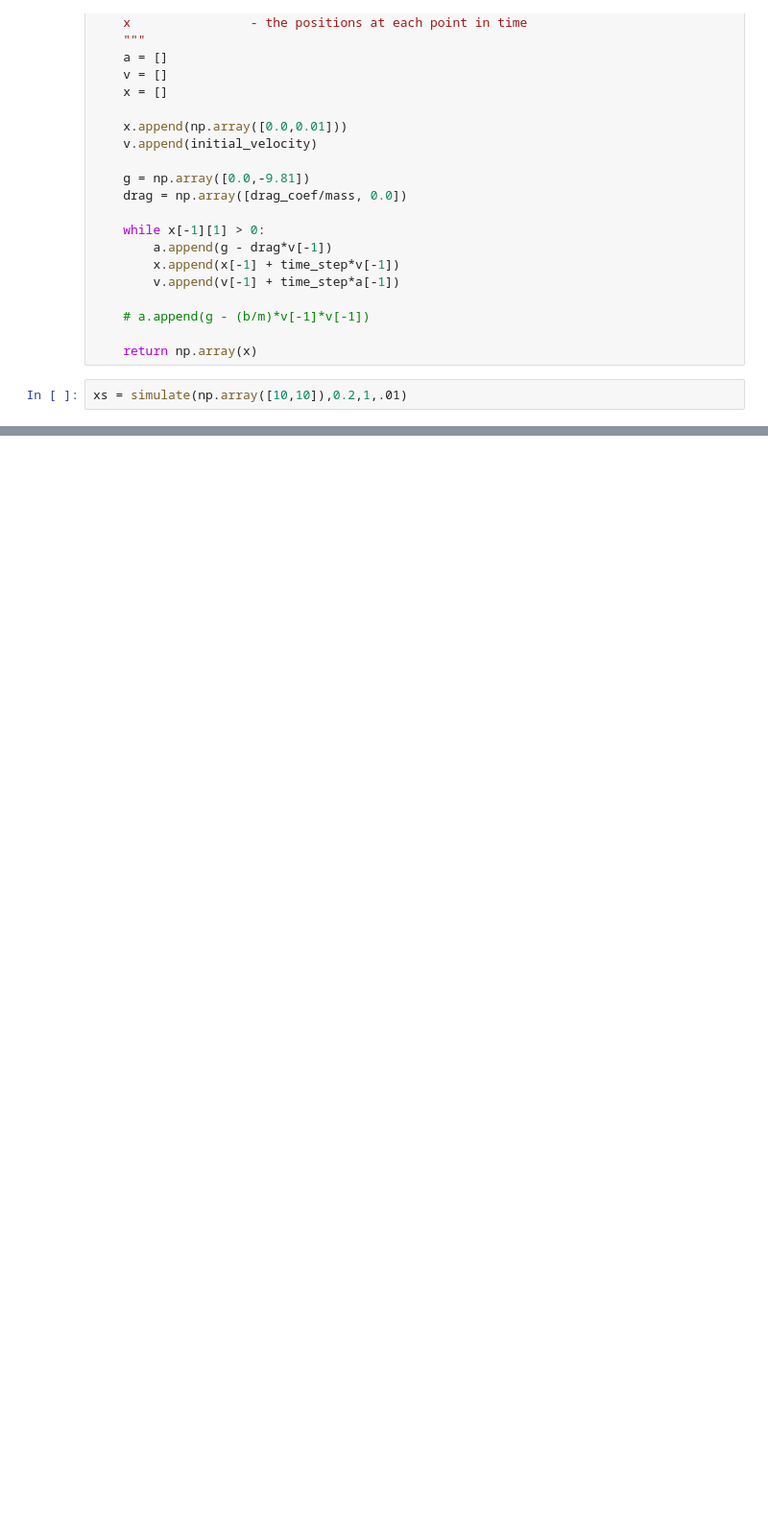
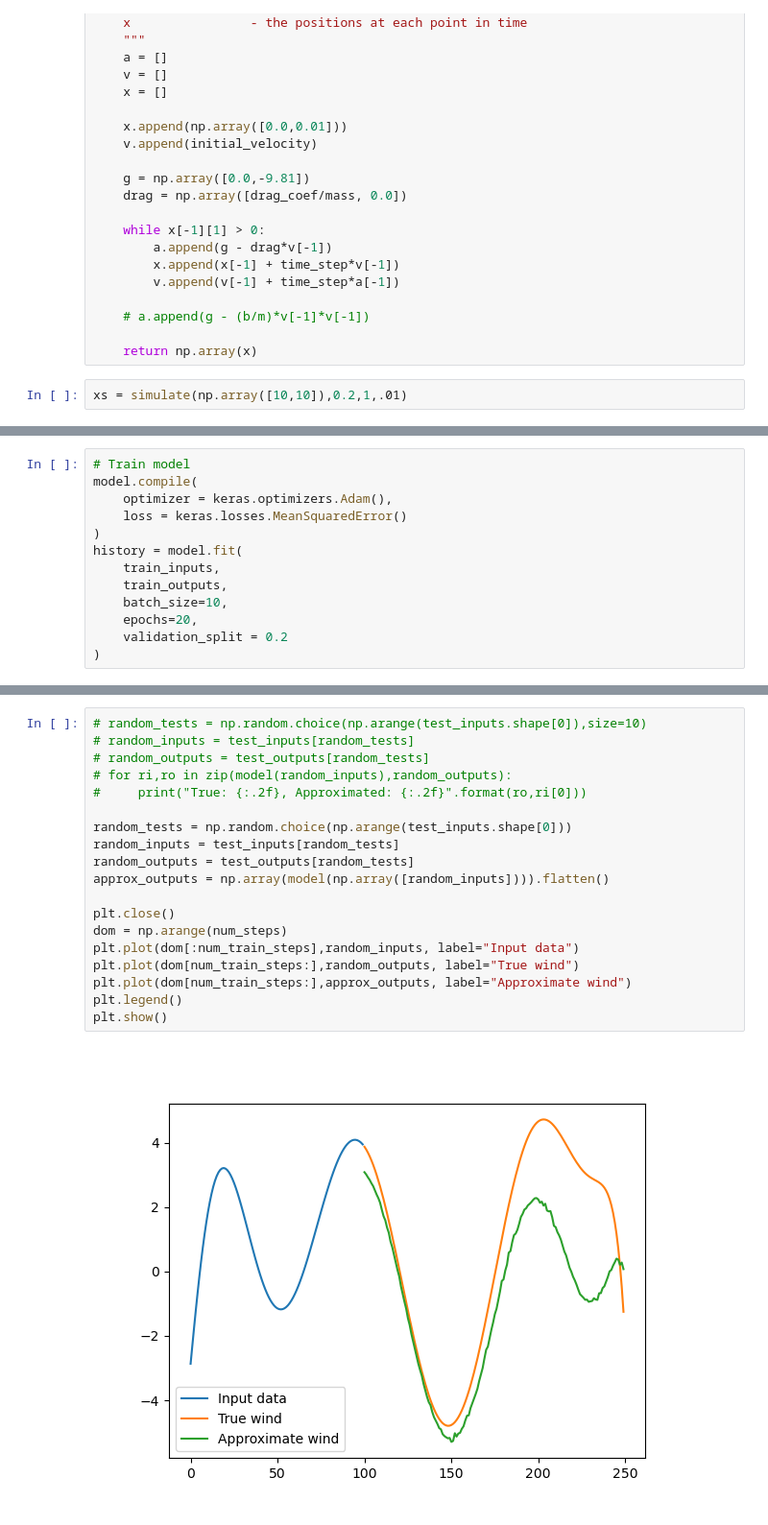
Before and after one commit to cnrrobertson/DSECOP, a Jupyter notebook: Recurrent_Neural_Networks/demo.ipynb, the cells around one changed output, grey strips where cells are left out. Shown: that part at 96% size. Drawn from its saved outputs; the diff is of its cells as text; blank space fills up the shorter version.

```diff
--- a/Recurrent_Neural_Networks/demo.ipynb
+++ b/Recurrent_Neural_Networks/demo.ipynb
@@ -264,0 +435,13 @@ plt.close()
+# %%
+# Train model
+model.compile(
+    optimizer = keras.optimizers.Adam(),
+    loss = keras.losses.MeanSquaredError()
+)
+history = model.fit(
+    train_inputs,
+    train_outputs,
+    batch_size=10,
+    epochs=20,
+    validation_split = 0.2
+)
@@ -264,0 +471,21 @@ plt.close()
+# %%
+# random_tests = np.random.choice(np.arange(test_inputs.shape[0]),size=10)
+# random_inputs = test_inputs[random_tests]
+# random_outputs = test_outputs[random_tests]
+# for ri,ro in zip(model(random_inputs),random_outputs):
+#     print("True: {:.2f}, Approximated: {:.2f}".format(ro,ri[0]))
+
+random_tests = np.random.choice(np.arange(test_inputs.shape[0]))
+random_inputs = test_inputs[random_tests]
+random_outputs = test_outputs[random_tests]
+approx_outputs = np.array(model(np.array([random_inputs]))).flatten()
+
+plt.close()
+dom = np.arange(num_steps)
+plt.plot(dom[:num_train_steps],random_inputs, label="Input data")
+plt.plot(dom[num_train_steps:],random_outputs, label="True wind")
+plt.plot(dom[num_train_steps:],approx_outputs, label="Approximate wind")
+plt.legend()
+plt.show()
+# %% [output]
+[figure, added]
```
Also changed, not shown: parts of 36 cells of this notebook.
